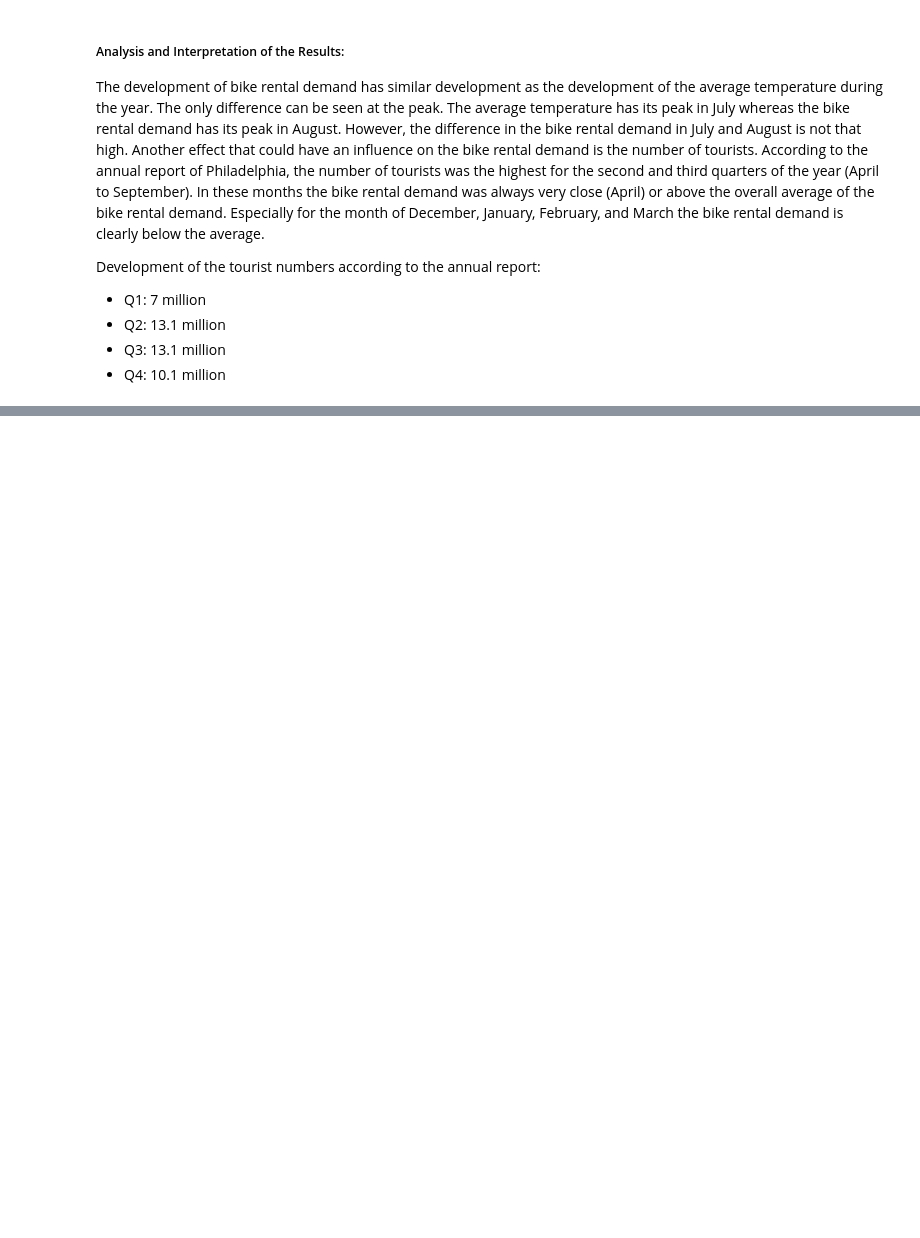
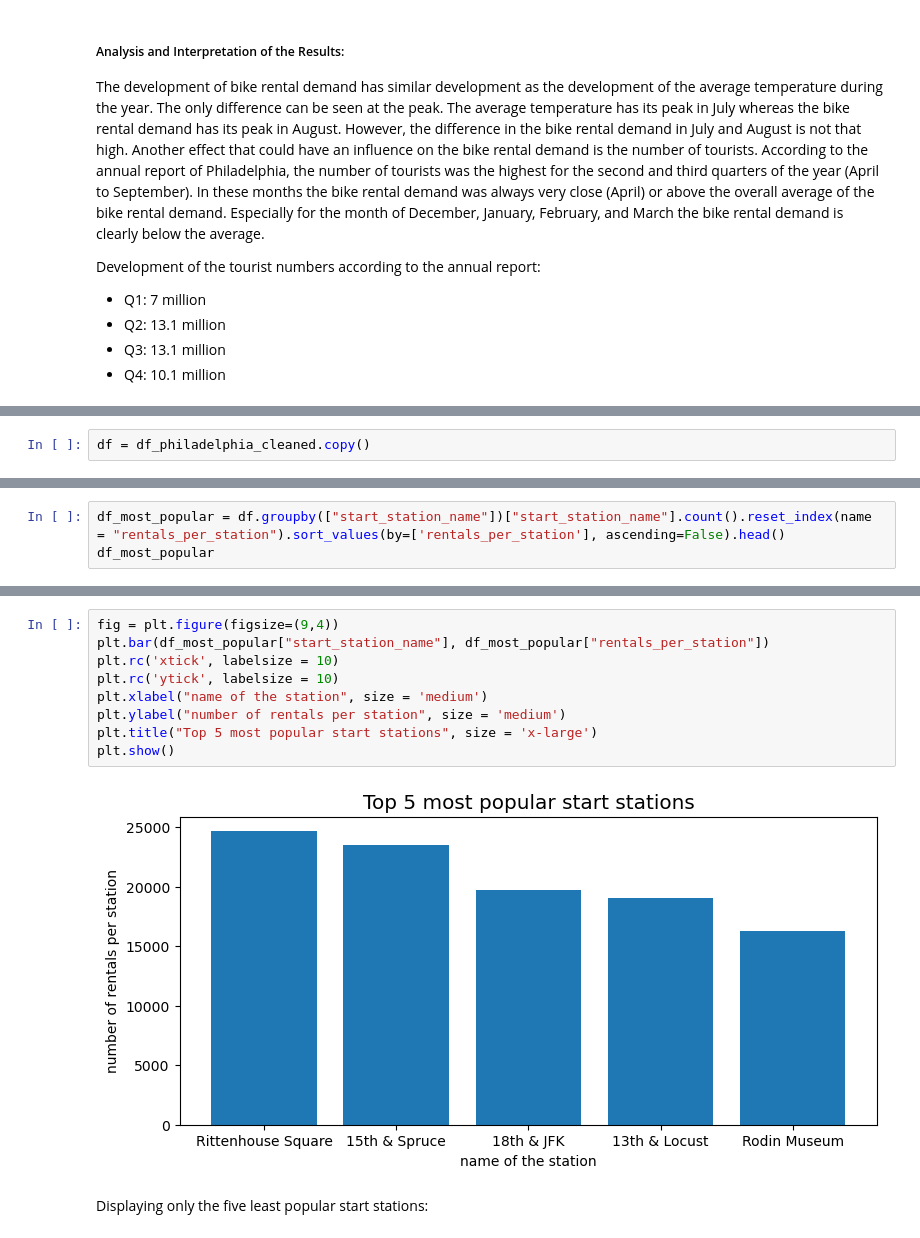
Before and after one commit to yassinehammou27/intentionally_blank, a Jupyter notebook: Team Assignment - Intentionally Blank.ipynb, the cells around one changed output, grey strips where cells are left out. Drawn from its saved outputs; the diff is of its cells as text; blank space fills up the shorter version.

```diff
--- a/Team Assignment - Intentionally Blank.ipynb
+++ b/Team Assignment - Intentionally Blank.ipynb
@@ -633,0 +640,2 @@ Development of the tourist numbers according to the annual report:
+# %%
+df = df_philadelphia_cleaned.copy()
@@ -633,0 +696,3 @@ Development of the tourist numbers according to the annual report:
+# %%
+df_most_popular = df.groupby(["start_station_name"])["start_station_name"].count().reset_index(name = "rentals_per_station").sort_values(by=['rentals_per_station'], ascending=False).head()
+df_most_popular
@@ -633,0 +706,13 @@ Development of the tourist numbers according to the annual report:
+# %%
+fig = plt.figure(figsize=(9,4))
+plt.bar(df_most_popular["start_station_name"], df_most_popular["rentals_per_station"])
+plt.rc('xtick', labelsize = 10)
+plt.rc('ytick', labelsize = 10)
+plt.xlabel("name of the station", size = 'medium')
+plt.ylabel("number of rentals per station", size = 'medium')
+plt.title("Top 5 most popular start stations", size = 'x-large')
+plt.show()
+# %% [output]
+[figure, added]
+# %% [markdown]
+Displaying only the five least popular start stations:
```
Also changed, not shown: parts of 28 cells of this notebook, 1 other file.
